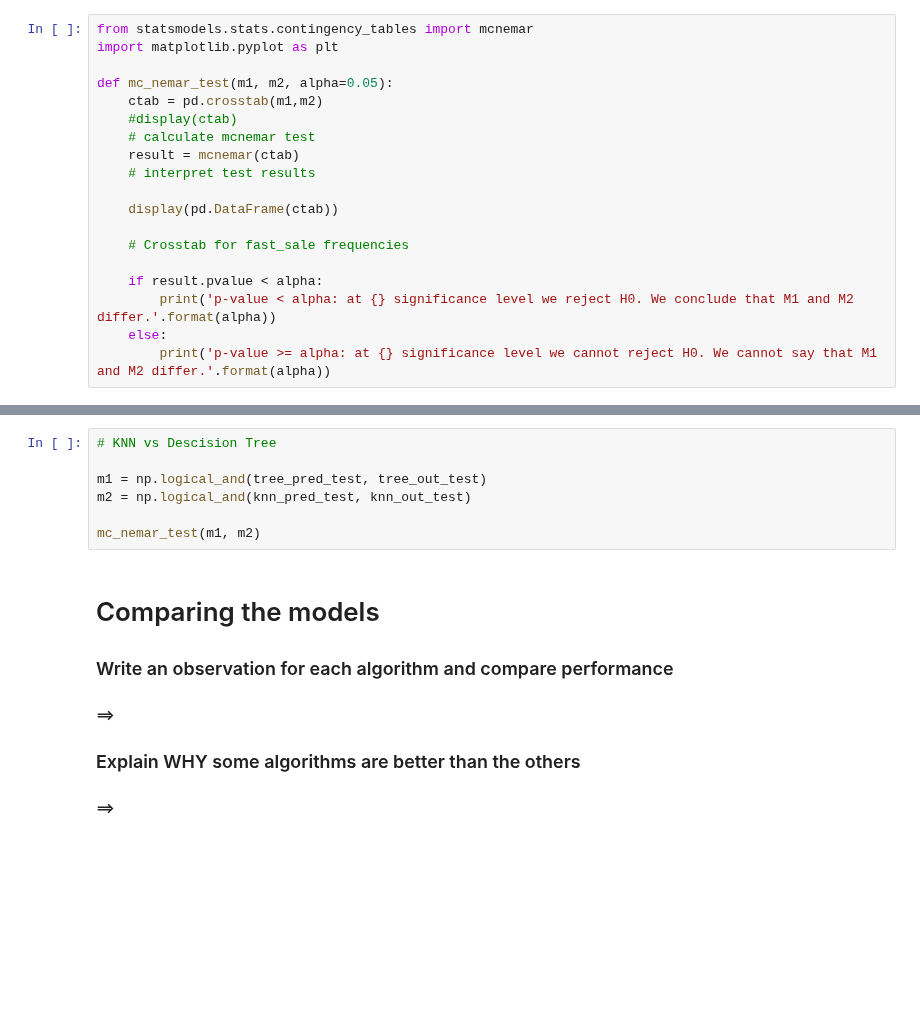
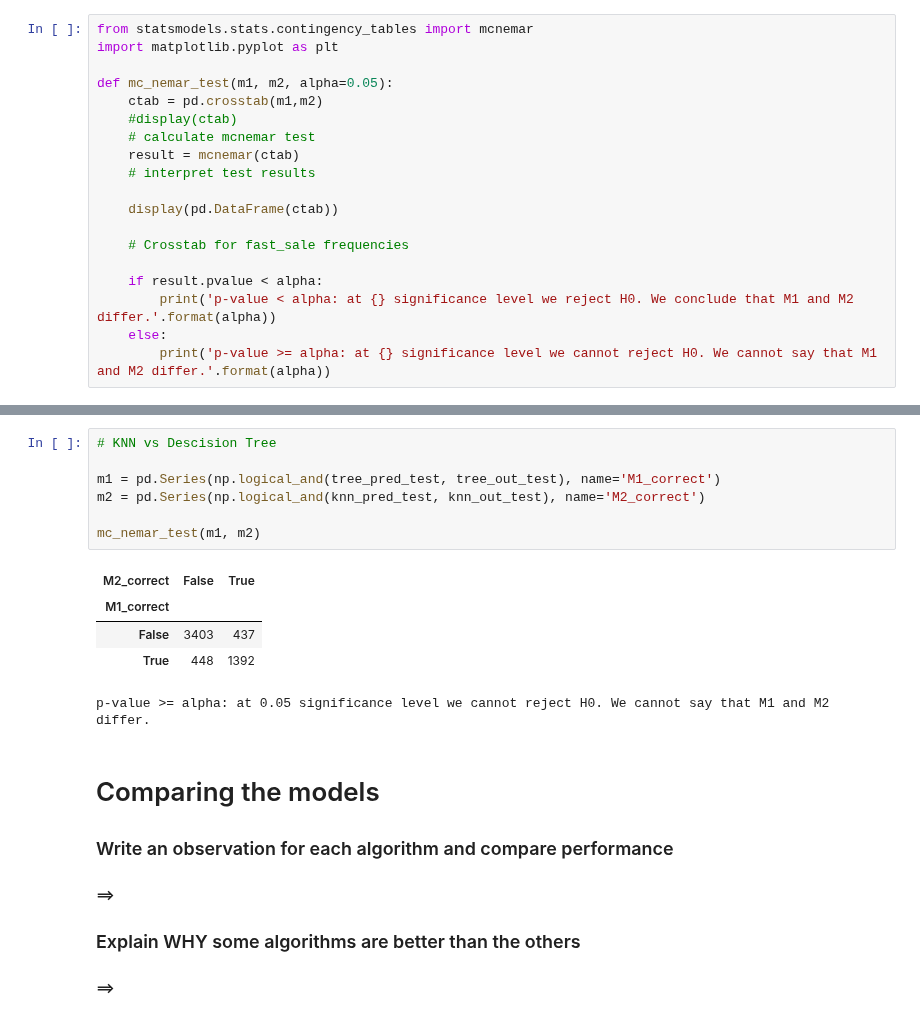
Before and after one commit to abousedas/datamining-tp02, a Jupyter notebook: TP2 - 01 Description.ipynb, the cells around one changed output, grey strips where cells are left out. Cells and saved outputs as stored; diff of their text form; blank space fills up the shorter version.

```diff
--- a/TP2 - 01 Description.ipynb
+++ b/TP2 - 01 Description.ipynb
@@ -575,10 +632,16 @@ mc_nemar_test(m1, m2)
 # %%
 # KNN vs Descision Tree
 
-m1 = np.logical_and(tree_pred_test, tree_out_test)
-m2 = np.logical_and(knn_pred_test, knn_out_test)
+m1 = pd.Series(np.logical_and(tree_pred_test, tree_out_test), name='M1_correct')
+m2 = pd.Series(np.logical_and(knn_pred_test, knn_out_test), name='M2_correct')
 
 mc_nemar_test(m1, m2)
+# %% [output]
+| M2_correct | False | True |
+| M1_correct |  |  |
+| False | 3403 | 437 |
+| True | 448 | 1392 |
+p-value >= alpha: at 0.05 significance level we cannot reject H0. We cannot say that M1 and M2 differ.
 # %% [markdown]
 # Comparing the models
 
```
Also changed, not shown: parts of 7 cells of this notebook.
